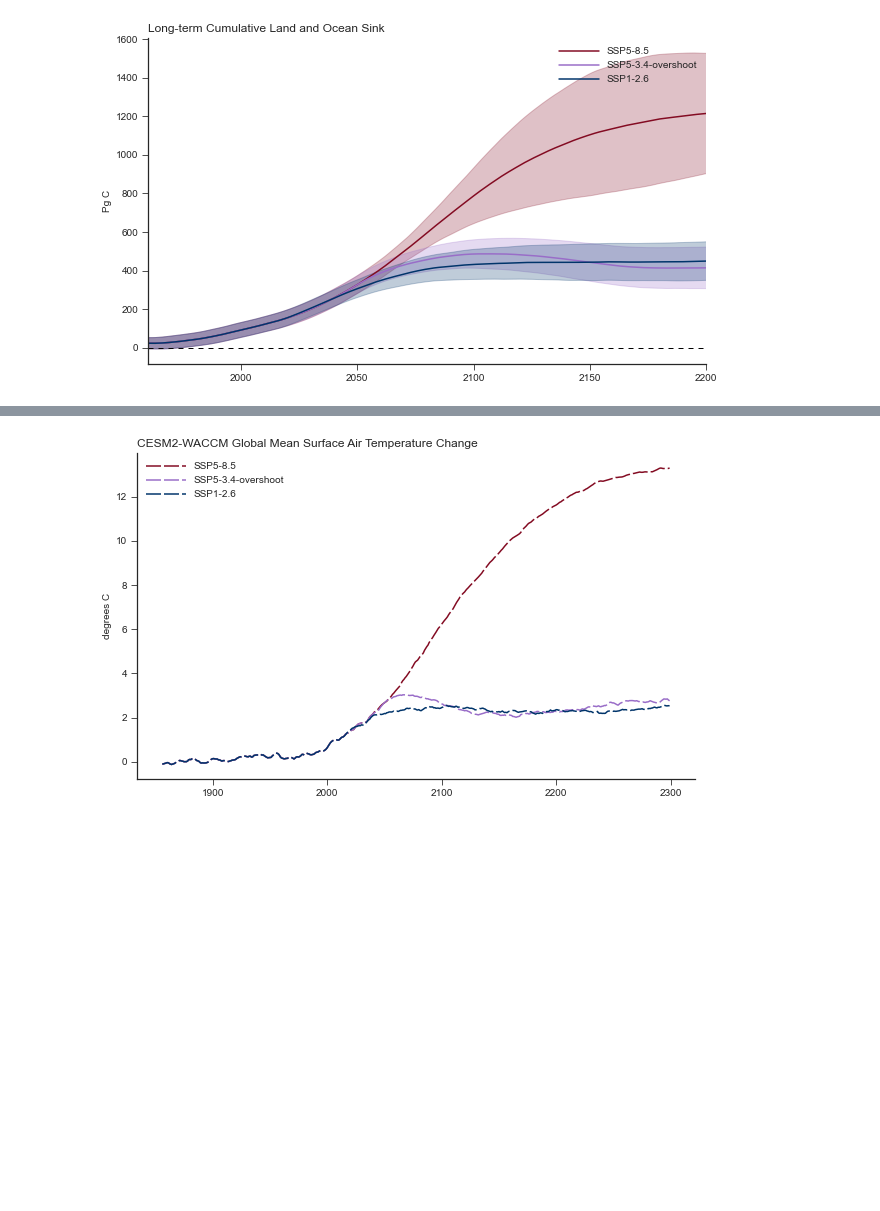
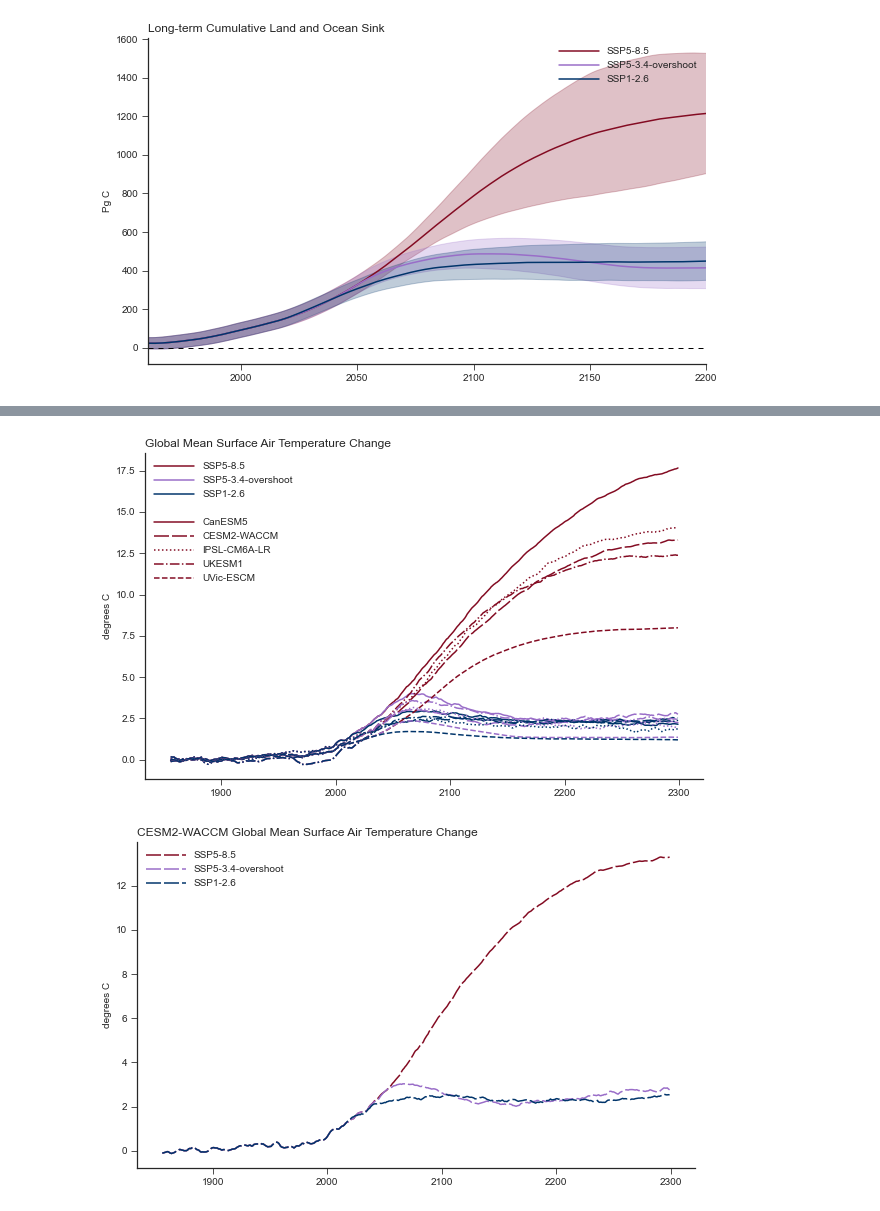
Before and after one commit to ckoven/longterm_carboncycle_three_ssps, a Jupyter notebook: longterm_carboncycle_withssp126.ipynb, the cells around one changed output, grey strips where cells are left out. Saved outputs shown, nothing was run; the diff lists cells and outputs as text; code cells hidden in the pictures; blank space fills up the shorter version.

```diff
--- a/longterm_carboncycle_withssp126.ipynb
+++ b/longterm_carboncycle_withssp126.ipynb
@@ -1072,7 +1072,7 @@ plt.savefig('cumulative_sink_timeseries_meanstd.png', dpi=300, format='png')
 ax = plt.subplot(111)
 
 linelist = []
-model_i =
+for model_i in range(nmodels):
     a1, = ax.plot(years, tas_trajectories_2exp[model_i,0,:] - tas_trajectories_2exp[model_i,0,0:years_to_average_gmst].mean(), color=ssp585_color, linestyle=dashlist[model_i])
     a2, = ax.plot(years, tas_trajectories_2exp[model_i,1,:] - tas_trajectories_2exp[model_i,0,0:years_to_average_gmst].mean(), color=ssp534os_color, linestyle=dashlist[model_i])
     a3, = ax.plot(years, tas_trajectories_2exp[model_i,2,:] - tas_trajectories_2exp[model_i,0,0:years_to_average_gmst].mean(), color=ssp126_color, linestyle=dashlist[model_i])
@@ -1101,3 +1100,4 @@ SyntaxError: invalid syntax (<ipython-input-25-855f3b246b83>, line 4)
+[figure, added]
 # %%
 ax = plt.subplot(111)
 
```
Also changed, not shown: parts of 1 cell of this notebook.
